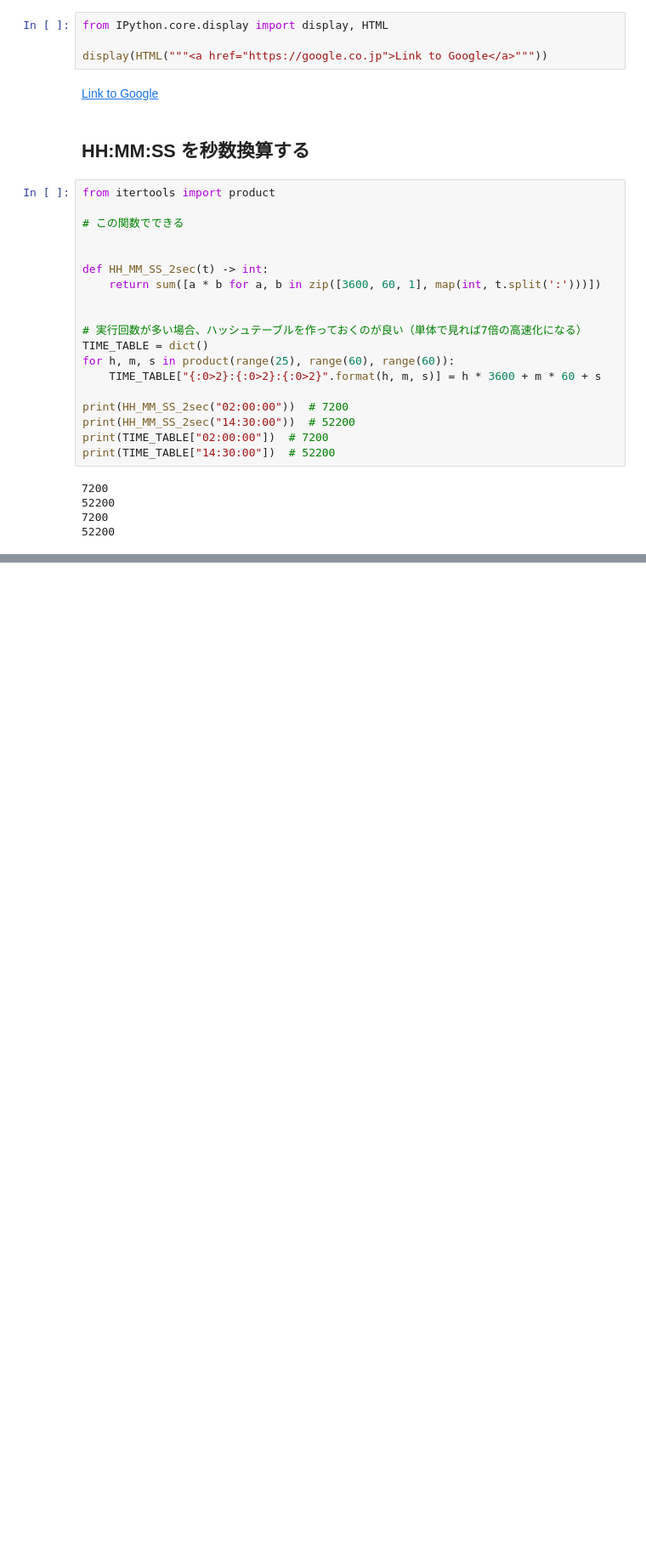
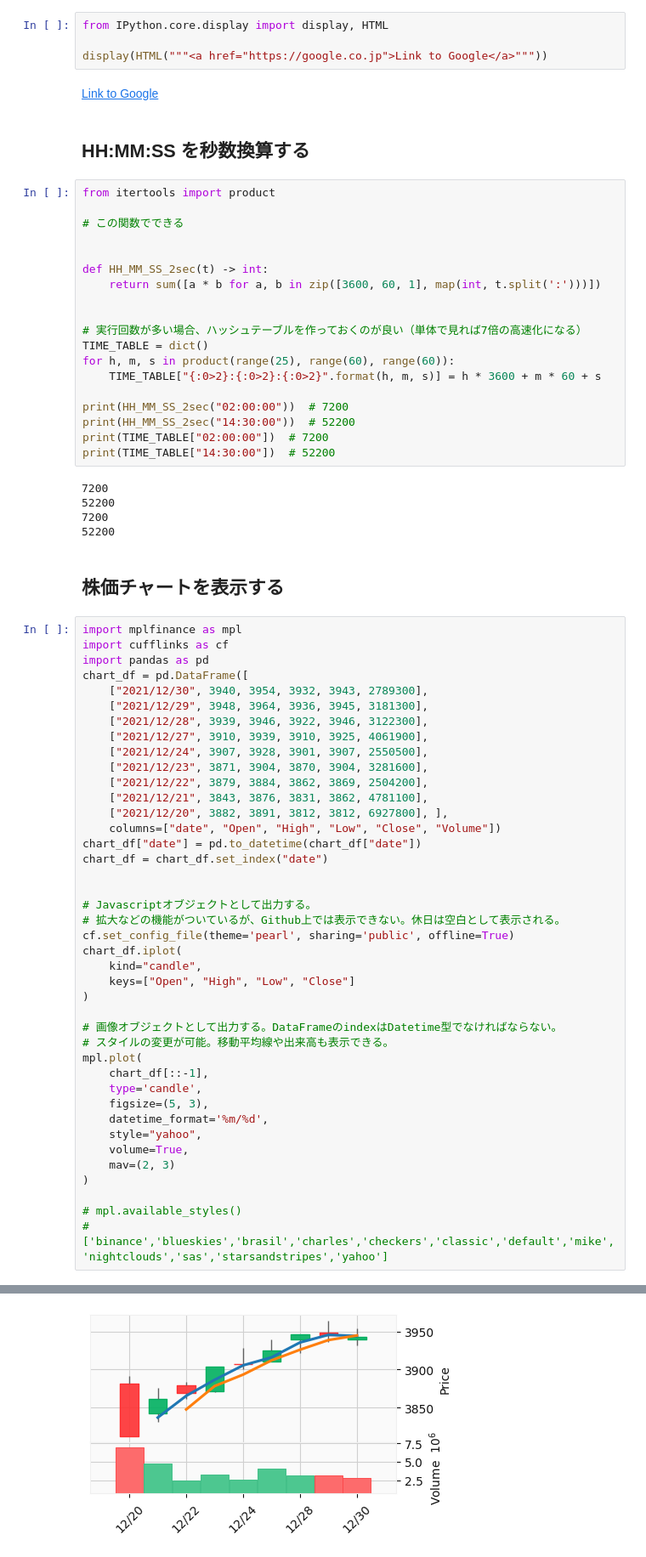
Before and after one commit to hashin2425/SundryFiles_public, a Jupyter notebook: スニペット_Python/スニペット集.ipynb, the cells around one changed output, grey strips where cells are left out. Shown at 85% size. Cells and saved outputs as stored; diff of their text form; blank space fills up the shorter version.

```diff
--- a/スニペット_Python/スニペット集.ipynb
+++ b/スニペット_Python/スニペット集.ipynb
@@ -826,3 +826,47 @@ print(TIME_TABLE["14:30:00"])  # 52200
 52200
 7200
 52200
+# %% [markdown]
+## 株価チャートを表示する
+# %%
+import mplfinance as mpl
+import cufflinks as cf
+import pandas as pd
+chart_df = pd.DataFrame([
+    ["2021/12/30", 3940, 3954, 3932, 3943, 2789300],
+    ["2021/12/29", 3948, 3964, 3936, 3945, 3181300],
+    ["2021/12/28", 3939, 3946, 3922, 3946, 3122300],
+    ["2021/12/27", 3910, 3939, 3910, 3925, 4061900],
+    ["2021/12/24", 3907, 3928, 3901, 3907, 2550500],
+    ["2021/12/23", 3871, 3904, 3870, 3904, 3281600],
+    ["2021/12/22", 3879, 3884, 3862, 3869, 2504200],
+    ["2021/12/21", 3843, 3876, 3831, 3862, 4781100],
+    ["2021/12/20", 3882, 3891, 3812, 3812, 6927800], ],
+    columns=["date", "Open", "High", "Low", "Close", "Volume"])
+chart_df["date"] = pd.to_datetime(chart_df["date"])
+chart_df = chart_df.set_index("date")
+
+
+# Javascriptオブジェクトとして出力する。
+# 拡大などの機能がついているが、Github上では表示できない。休日は空白として表示される。
+cf.set_config_file(theme='pearl', sharing='public', offline=True)
+chart_df.iplot(
+    kind="candle",
+    keys=["Open", "High", "Low", "Close"]
+)
+
+# 画像オブジェクトとして出力する。DataFrameのindexはDatetime型でなければならない。
+# スタイルの変更が可能。移動平均線や出来高も表示できる。
+mpl.plot(
+    chart_df[::-1],
+    type='candle',
+    figsize=(5, 3),
+    datetime_format='%m/%d',
+    style="yahoo",
+    volume=True,
+    mav=(2, 3)
+)
+
+# mpl.available_styles()
+# ['binance','blueskies','brasil','charles','checkers','classic','default','mike','nightclouds','sas','starsandstripes','yahoo']
+# %% [output]
@@ -828,0 +874 @@ print(TIME_TABLE["14:30:00"])  # 52200
+[figure, added]
```
Also changed, not shown: parts of 1 cell of this notebook, 1 other file.
